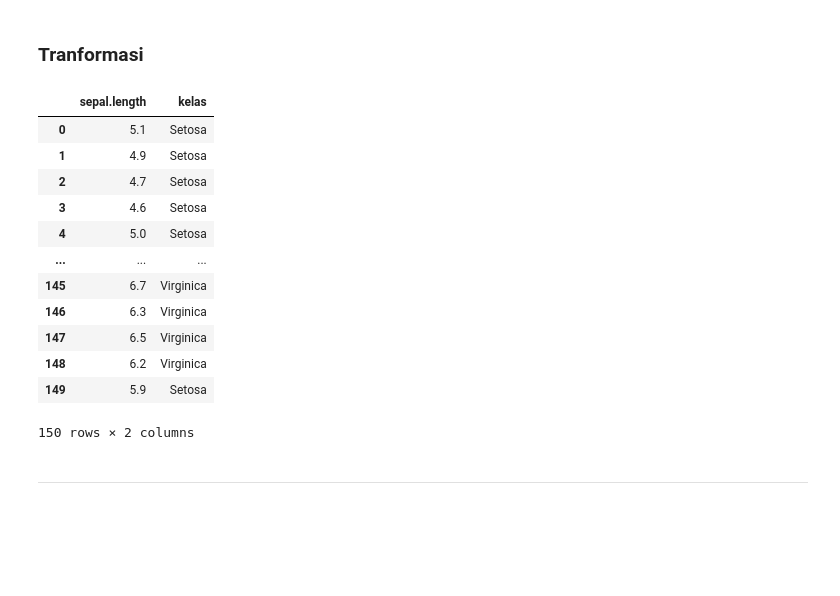
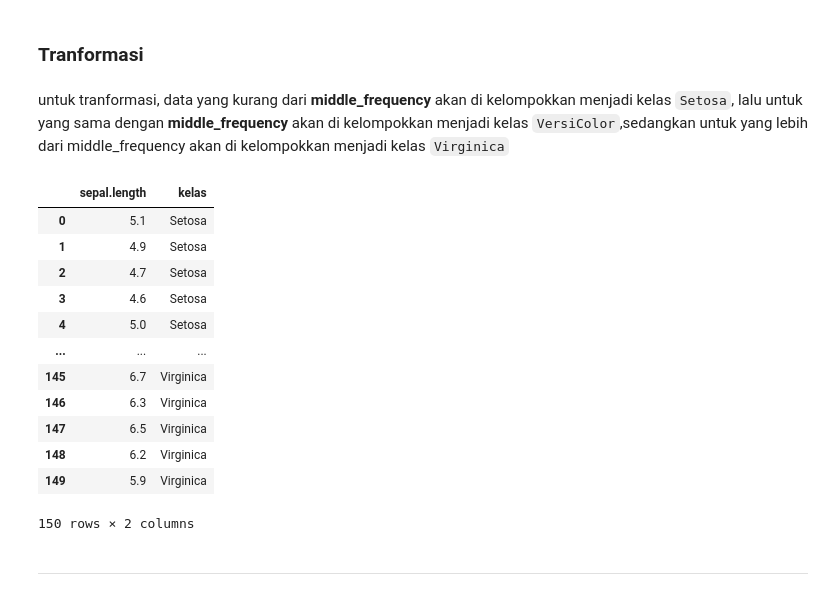
Before and after one commit to LALA09-erha/datamining, a Jupyter notebook: _sources/notebooks.ipynb, the cells around one changed output. Saved outputs shown, nothing was run; the diff lists cells and outputs as text; code cells hidden in the pictures; blank space fills up the shorter version.

```diff
--- a/_sources/notebooks.ipynb
+++ b/_sources/notebooks.ipynb
@@ -564,30 +605,32 @@ Dnew_frequency
 -0.10078137051873837
 # %% [markdown]
 ### **Tranformasi**
+# %% [markdown]
+untuk tranformasi, data yang kurang dari **middle_frequency** akan di kelompokkan menjadi kelas `Setosa`, lalu untuk yang sama dengan **middle_frequency** akan di kelompokkan menjadi kelas `VersiColor`,sedangkan untuk yang lebih dari middle_frequency akan di kelompokkan menjadi kelas `Virginica`
 # %%
 data_sepal_frequency = []
 for i in data['sepal.length']:
-  if(i < middle_width):
+  if(i < middle_frequency):
     data_sepal_frequency.append([i,'Setosa'])
-  elif(i==middle_width):
+  elif(i==middle_frequency):
     data_sepal_frequency.append([i,'Versicolor'])
-  elif(i> middle_width):
+  elif(i> middle_frequency):
     data_sepal_frequency.append([i,'Virginica'])
 trf = pd.DataFrame(data=data_sepal_frequency,columns=['sepal.length','kelas'])
 trf
 # %% [output]
 |  | sepal.length | kelas |
 | 0 | 5.1 | Setosa |
 | 1 | 4.9 | Setosa |
 | 2 | 4.7 | Setosa |
 | 3 | 4.6 | Setosa |
 | 4 | 5.0 | Setosa |
 | ... | ... | ... |
 | 145 | 6.7 | Virginica |
 | 146 | 6.3 | Virginica |
 | 147 | 6.5 | Virginica |
 | 148 | 6.2 | Virginica |
-| 149 | 5.9 | Setosa |
+| 149 | 5.9 | Virginica |
 150 rows × 2 columns
 # %% [markdown]
 
```
Also changed, not shown: parts of 9 cells of this notebook, 2 other files.
